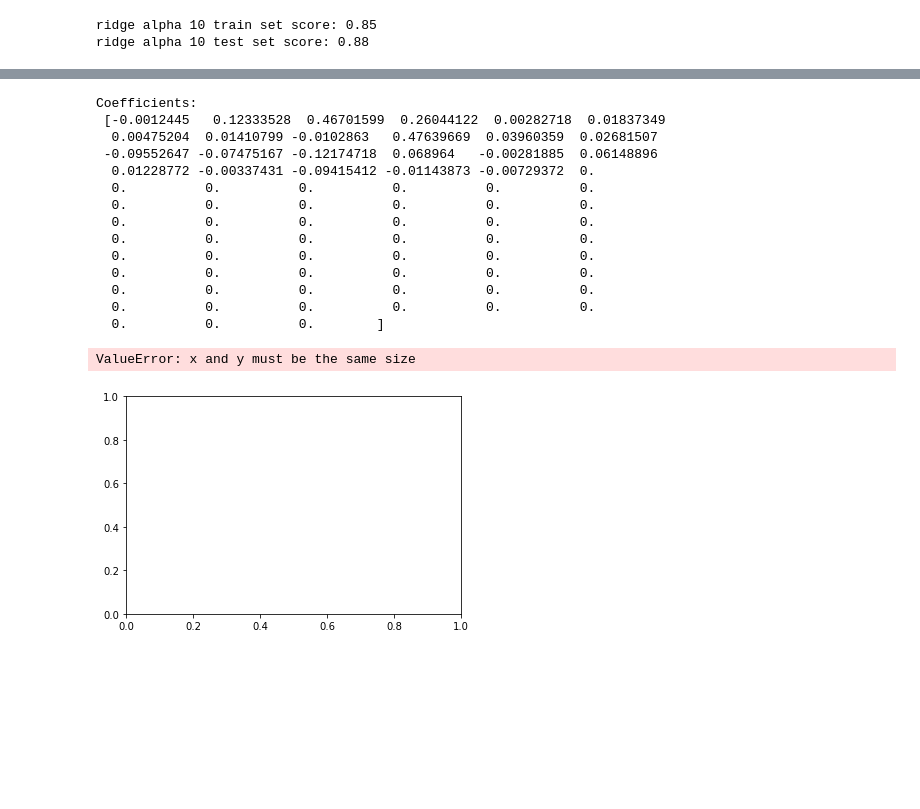
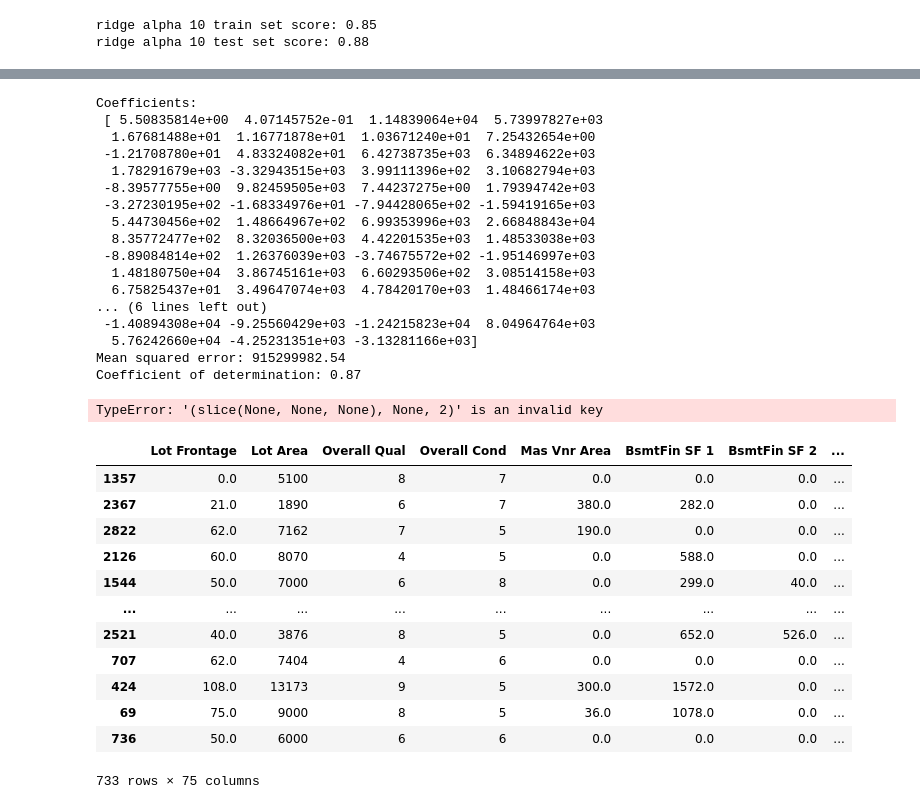
Before and after one commit to prateeksab/housingprices, a Jupyter notebook: DCR_Lasso_ridge.ipynb, the cells around one changed output, grey strips where cells are left out. Saved outputs shown, nothing was run; the diff lists cells and outputs as text; code cells hidden in the pictures; blank space fills up the shorter version.

```diff
--- a/DCR_Lasso_ridge.ipynb
+++ b/DCR_Lasso_ridge.ipynb
@@ -404,21 +459,21 @@ from sklearn import datasets, linear_model
 from sklearn.metrics import mean_squared_error, r2_score
 
 # Load the diabetes dataset
-diabetes_X, diabetes_y = datasets.load_diabetes(return_X_y=True)
+#diabetes_X, diabetes_y = datasets.load_diabetes(return_X_y=True)
 
 # Use only one feature
-diabetes_X = diabetes_X[:, np.newaxis, 2]
+#diabetes_X = diabetes_X[:, np.newaxis, 2]
 
 # Split the data into training/testing sets
-diabetes_X_train = diabetes_X[:-20]
-diabetes_X_test = diabetes_X[-20:]
+diabetes_X_train =X_train
+diabetes_X_test = X_test
 
 # Split the targets into training/testing sets
-diabetes_y_train = diabetes_y[:-20]
-diabetes_y_test = diabetes_y[-20:]
+diabetes_y_train = y_train
+diabetes_y_test = y_test
 
 # Create linear regression object
-regr = linear_model.LinearRegression()
+regr = linear_model.Ridge()
 
 # Train the model using the training sets
 regr.fit(diabetes_X_train, diabetes_y_train)
@@ -436,8 +491,8 @@ print('Coefficient of determination: %.2f'
       % r2_score(diabetes_y_test, diabetes_y_pred))
 
 # Plot outputs
-plt.scatter(diabetes_X_test, diabetes_y_test,  color='black')
-plt.plot(diabetes_X_test, diabetes_y_pred, color='blue', linewidth=3)
+plt.scatter(diabetes_y_test[:, np.newaxis, 2], diabetes_y_test,  color='black')
+plt.plot(diabetes_y_test[:, np.newaxis, 2], diabetes_y_pred, color='blue', linewidth=3)
 
 plt.xticks(())
 plt.yticks(())
@@ -445,18 +500,20 @@ plt.yticks(())
 plt.show()
 # %% [output]
 Coefficients:
- [-0.0012445   0.12333528  0.46701599  0.26044122  0.00282718  0.01837349
-  0.00475204  0.01410799 -0.0102863   0.47639669  0.03960359  0.02681507
- -0.09552647 -0.07475167 -0.12174718  0.068964   -0.00281885  0.06148896
-  0.01228772 -0.00337431 -0.09415412 -0.01143873 -0.00729372  0.
-  0.          0.          0.          0.          0.          0.
-  0.          0.          0.          0.          0.          0.
-  0.          0.          0.          0.          0.          0.
-  0.          0.          0.          0.          0.          0.
-  0.          0.          0.          0.          0.          0.
-  0.          0.          0.          0.          0.          0.
-  0.          0.          0.          0.          0.          0.
-  0.          0.          0.          0.          0.          0.
-  0.          0.          0.        ]
+ [ 5.50835814e+00  4.07145752e-01  1.14839064e+04  5.73997827e+03
+  1.67681488e+01  1.16771878e+01  1.03671240e+01  7.25432654e+00
+ -1.21708780e+01  4.83324082e+01  6.42738735e+03  6.34894622e+03
+  1.78291679e+03 -3.32943515e+03  3.99111396e+02  3.10682794e+03
+ -8.39577755e+00  9.82459505e+03  7.44237275e+00  1.79394742e+03
+ -3.27230195e+02 -1.68334976e+01 -7.94428065e+02 -1.59419165e+03
+  5.44730456e+02  1.48664967e+02  6.99353996e+03  2.66848843e+04
+  8.35772477e+02  8.32036500e+03  4.42201535e+03  1.48533038e+03
+ -8.89084814e+02  1.26376039e+03 -3.74675572e+02 -1.95146997e+03
+  1.48180750e+04  3.86745161e+03  6.60293506e+02  3.08514158e+03
+  6.75825437e+01  3.49647074e+03  4.78420170e+03  1.48466174e+03
+... (6 lines left out)
+ -1.40894308e+04 -9.25560429e+03 -1.24215823e+04  8.04964764e+03
+  5.76242660e+04 -4.25231351e+03 -3.13281166e+03]
+Mean squared error: 915299982.54
+Coefficient of determination: 0.87
-ValueError: x and y must be the same size
+TypeError: '(slice(None, None, None), None, 2)' is an invalid key
-[figure, removed]
@@ -462,0 +522,16 @@ ValueError: x and y must be the same size
+# %%
+diabetes_X_test
+# %% [output]
+|  | Lot Frontage | Lot Area | Overall Qual | Overall Cond | Mas Vnr Area | BsmtFin SF 1 | BsmtFin SF 2 | ... |
+| 1357 | 0.0 | 5100 | 8 | 7 | 0.0 | 0.0 | 0.0 | ... |
+| 2367 | 21.0 | 1890 | 6 | 7 | 380.0 | 282.0 | 0.0 | ... |
+| 2822 | 62.0 | 7162 | 7 | 5 | 190.0 | 0.0 | 0.0 | ... |
+| 2126 | 60.0 | 8070 | 4 | 5 | 0.0 | 588.0 | 0.0 | ... |
+| 1544 | 50.0 | 7000 | 6 | 8 | 0.0 | 299.0 | 40.0 | ... |
+| ... | ... | ... | ... | ... | ... | ... | ... | ... |
+| 2521 | 40.0 | 3876 | 8 | 5 | 0.0 | 652.0 | 526.0 | ... |
+| 707 | 62.0 | 7404 | 4 | 6 | 0.0 | 0.0 | 0.0 | ... |
+| 424 | 108.0 | 13173 | 9 | 5 | 300.0 | 1572.0 | 0.0 | ... |
+| 69 | 75.0 | 9000 | 8 | 5 | 36.0 | 1078.0 | 0.0 | ... |
+| 736 | 50.0 | 6000 | 6 | 6 | 0.0 | 0.0 | 0.0 | ... |
+733 rows × 75 columns
```
Also changed, not shown: parts of 14 cells of this notebook.
